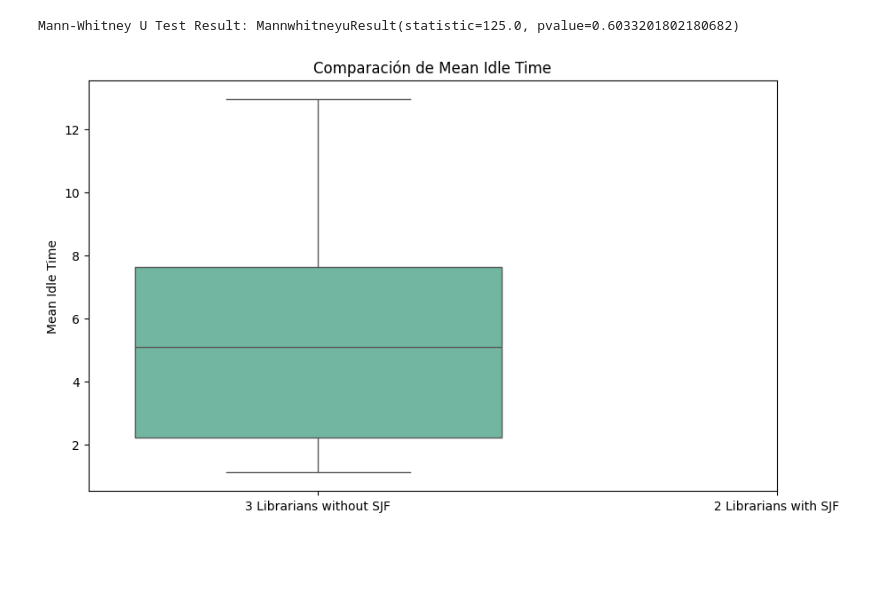
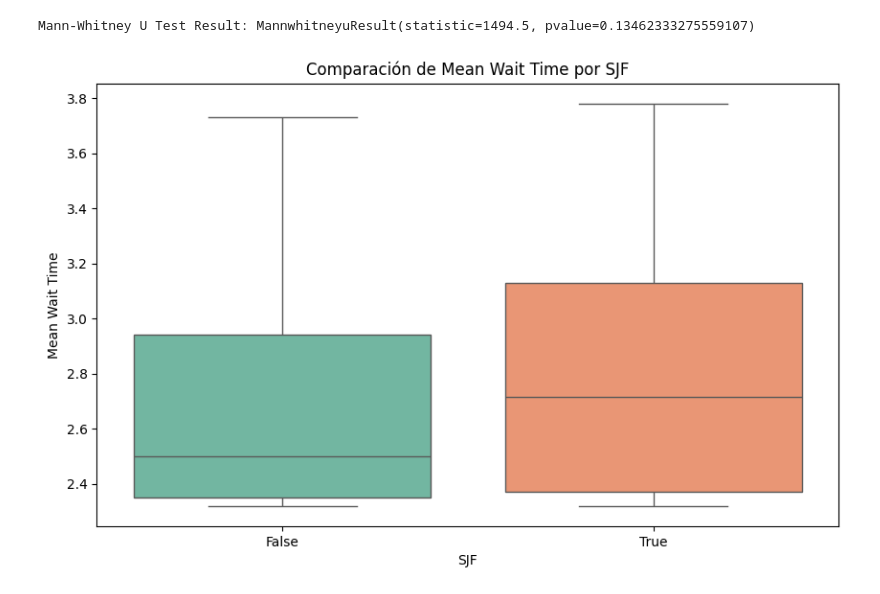
Before and after one commit to chriss8g/Simulador-Biblioteca, a Jupyter notebook: statistic.ipynb, the cells around one changed output. Cells and saved outputs as stored; diff of their text form; code cells hidden in the pictures; blank space fills up the shorter version.

Commit message:
fix times

```diff
--- a/statistic.ipynb
+++ b/statistic.ipynb
@@ -85,18 +117,0 @@ Spearman correlation: 0.057302984534544556, p-value: 0.532428440469636
-# %%
-# no supuestos
-import pandas as pd
-import seaborn as sns
-import matplotlib.pyplot as plt
-import statsmodels.api as sm
-from statsmodels.formula.api import ols
-
-# Cargar los datos (asegúrate de tener el DataFrame `data` cargado)
-# data = pd.read_csv('your_data_file.csv')  # Descomentar y ajustar si es necesario
-
-# Realizar el ANOVA
-data.rename(columns={'Num Librarians': 'Num_Librarians', 'Mean Idle Time': 'Mean_Idle_Time'}, inplace=True)
-
-model = ols('Mean_Idle_Time ~ C(Num_Librarians)', data=data).fit()  # Asegúrate de usar el DataFrame correcto
-anova_table = sm.stats.anova_lm(model, typ=2)
-
-print(anova_table)
@@ -171,34 +246,25 @@ T-test Result: TtestResult(statistic=0.6122616012967379, pvalue=0.54530516968336
 # %%
 import pandas as pd
 from scipy.stats import mannwhitneyu
 import seaborn as sns
 import matplotlib.pyplot as plt
 
-# Cargar los datos
-# df = pd.read_csv('your_data_file.csv')  # Descomentar y ajustar si es necesario
-
-# Renombrar las columnas para eliminar espacios
-df.rename(columns={'Num Librarians': 'Num_Librarians', 'Mean Idle Time': 'Mean_Idle_Time'}, inplace=True)
-
-# Filtrar los datos para las dos configuraciones específicas
-three_librarians_no_sjf = df[(df['Num_Librarians'] == 3) & (df['SJF'] == False)]
-two_librarians_with_sjf = df[(df['Num_Librarians'] == 2) & (df['SJF'] == True)]
-
-# Datos para las pruebas
-data_no_sjf = three_librarians_no_sjf['Mean_Idle_Time']
-data_with_sjf = two_librarians_with_sjf['Mean_Idle_Time']
+# Supongamos que tu DataFrame es `df`
+# Filtrar los datos para los dos grupos específicos
+group1 = df[df['SJF'] == True]['Mean Wait Time']
+group2 = df[df['SJF'] == False]['Mean Wait Time']
 
 # Prueba de Mann-Whitney U
-mannwhitney_test = mannwhitneyu(data_no_sjf, data_with_sjf, alternative='two-sided')
+mannwhitney_test = mannwhitneyu(group1, group2, alternative='two-sided')
 print("Mann-Whitney U Test Result:", mannwhitney_test)
 
-# Visualización de los datos
+# Visualización de los datos con boxplot
 plt.figure(figsize=(10, 6))
-sns.boxplot(data=[data_no_sjf, data_with_sjf], palette="Set2")
-plt.xticks([0, 1], ['3 Librarians without SJF', '2 Librarians with SJF'])
-plt.title('Comparación de Mean Idle Time')
-plt.ylabel('Mean Idle Time')
+sns.boxplot(x='SJF', y='Mean Wait Time', data=df, hue='SJF', palette="Set2", dodge=False, legend=False)
+plt.title('Comparación de Mean Wait Time por SJF')
+plt.xlabel('SJF')
+plt.ylabel('Mean Wait Time')
 plt.show()
 # %% [output]
-Mann-Whitney U Test Result: MannwhitneyuResult(statistic=125.0, pvalue=0.6033201802180682)
+Mann-Whitney U Test Result: MannwhitneyuResult(statistic=1494.5, pvalue=0.13462333275559107)
-[figure, old version]
+[figure, new version]
```
Also changed, not shown: parts of 14 cells of this notebook, 13 other files.
